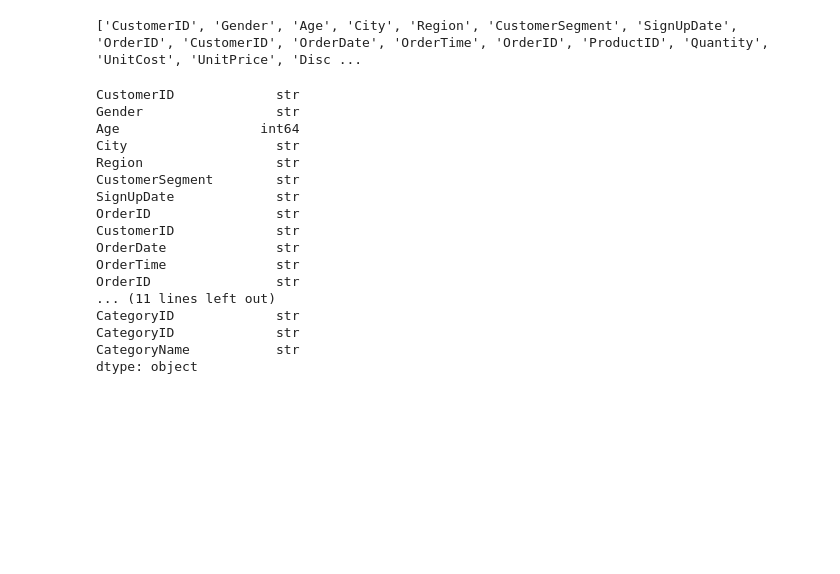
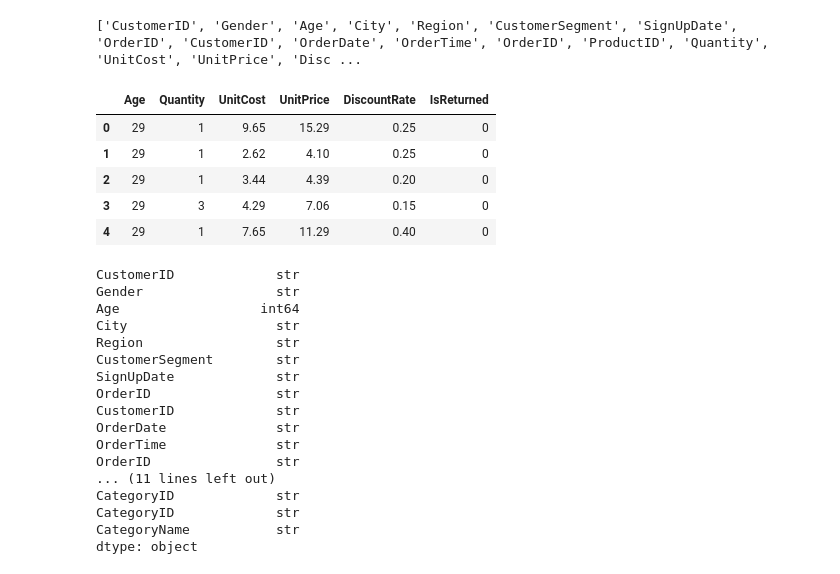
Before and after one commit to geff-ghost/notebooks, a Jupyter notebook: retail_data/MixedKnowledge.ipynb, the cells around one changed output. Drawn from its saved outputs; the diff is of its cells as text; code cells hidden in the pictures; blank space fills up the shorter version.

```diff
--- a/retail_data/MixedKnowledge.ipynb
+++ b/retail_data/MixedKnowledge.ipynb
@@ -1658,6 +1658,16 @@ print(df.shape)
 print(df.columns.tolist())
 # %% [output]
 ['CustomerID', 'Gender', 'Age', 'City', 'Region', 'CustomerSegment', 'SignUpDate', 'OrderID', 'CustomerID', 'OrderDate', 'OrderTime', 'OrderID', 'ProductID', 'Quantity', 'UnitCost', 'UnitPrice', 'Disc ...
+# %%
+# Selecting numeric data types
+df.select_dtypes(include=np.number).head()
+# %% [output]
+|  | Age | Quantity | UnitCost | UnitPrice | DiscountRate | IsReturned |
+| 0 | 29 | 1 | 9.65 | 15.29 | 0.25 | 0 |
+| 1 | 29 | 1 | 2.62 | 4.10 | 0.25 | 0 |
+| 2 | 29 | 1 | 3.44 | 4.39 | 0.20 | 0 |
+| 3 | 29 | 3 | 4.29 | 7.06 | 0.15 | 0 |
+| 4 | 29 | 1 | 7.65 | 11.29 | 0.40 | 0 |
 # %%
 # Check Data Types
 print(df.dtypes)
```
Also changed, not shown: parts of 3 cells of this notebook.
